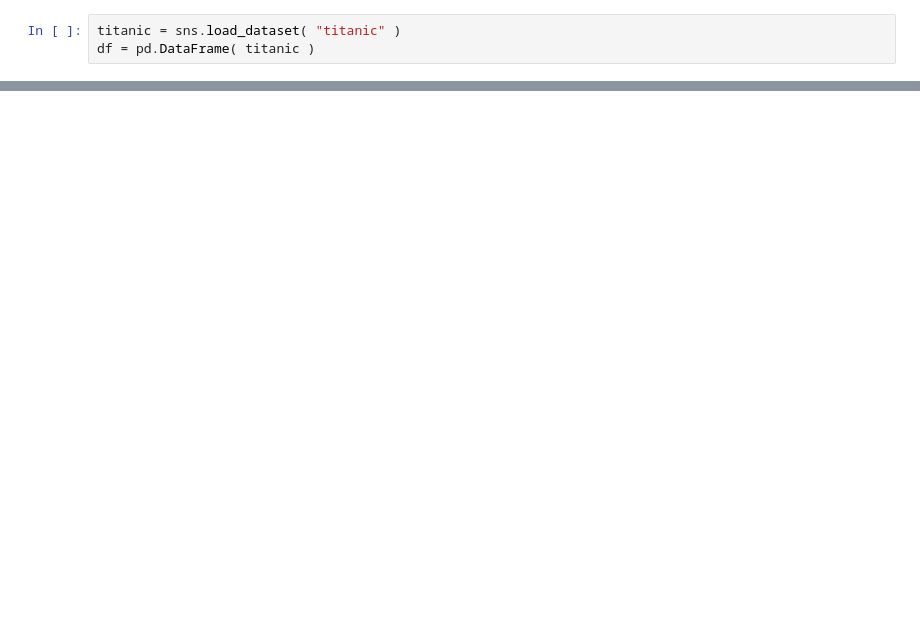
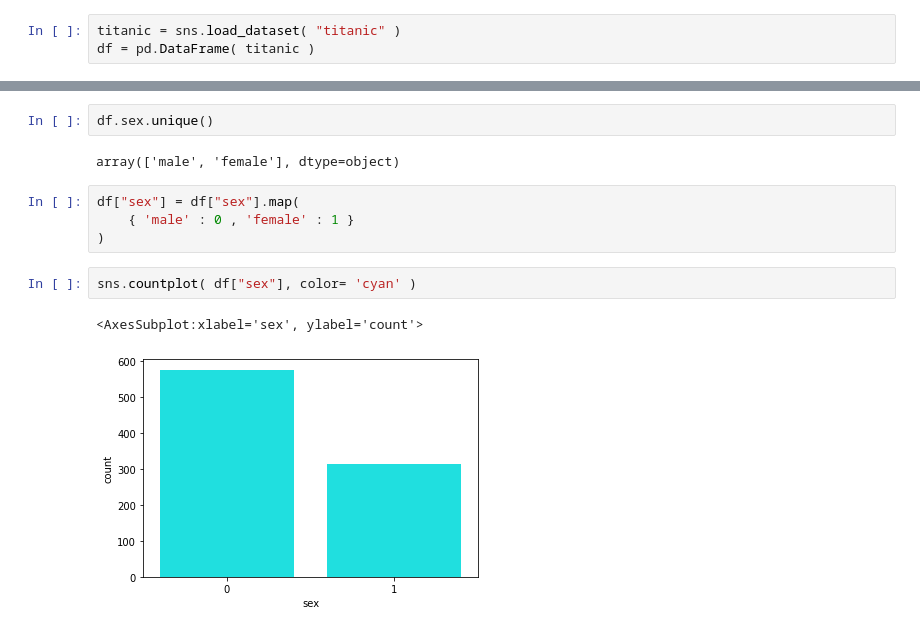
Before and after one commit to LiteShake/AI-Tasks, a Jupyter notebook: Task 5/Question 1.ipynb, the cells around one changed output, grey strips where cells are left out. Cells and saved outputs as stored; diff of their text form; blank space fills up the shorter version.

```diff
--- a/Task 5/Question 1.ipynb
+++ b/Task 5/Question 1.ipynb
@@ -23,0 +150,13 @@ df
+# %%
+df.sex.unique()
+# %% [output]
+array(['male', 'female'], dtype=object)
+# %%
+df["sex"] = df["sex"].map(
+    { 'male' : 0 , 'female' : 1 }
+)
+# %%
+sns.countplot( df["sex"], color= 'cyan' )
+# %% [output]
+<AxesSubplot:xlabel='sex', ylabel='count'>
+[figure, added]
```
Also changed, not shown: parts of 24 cells of this notebook, 1 other file.
